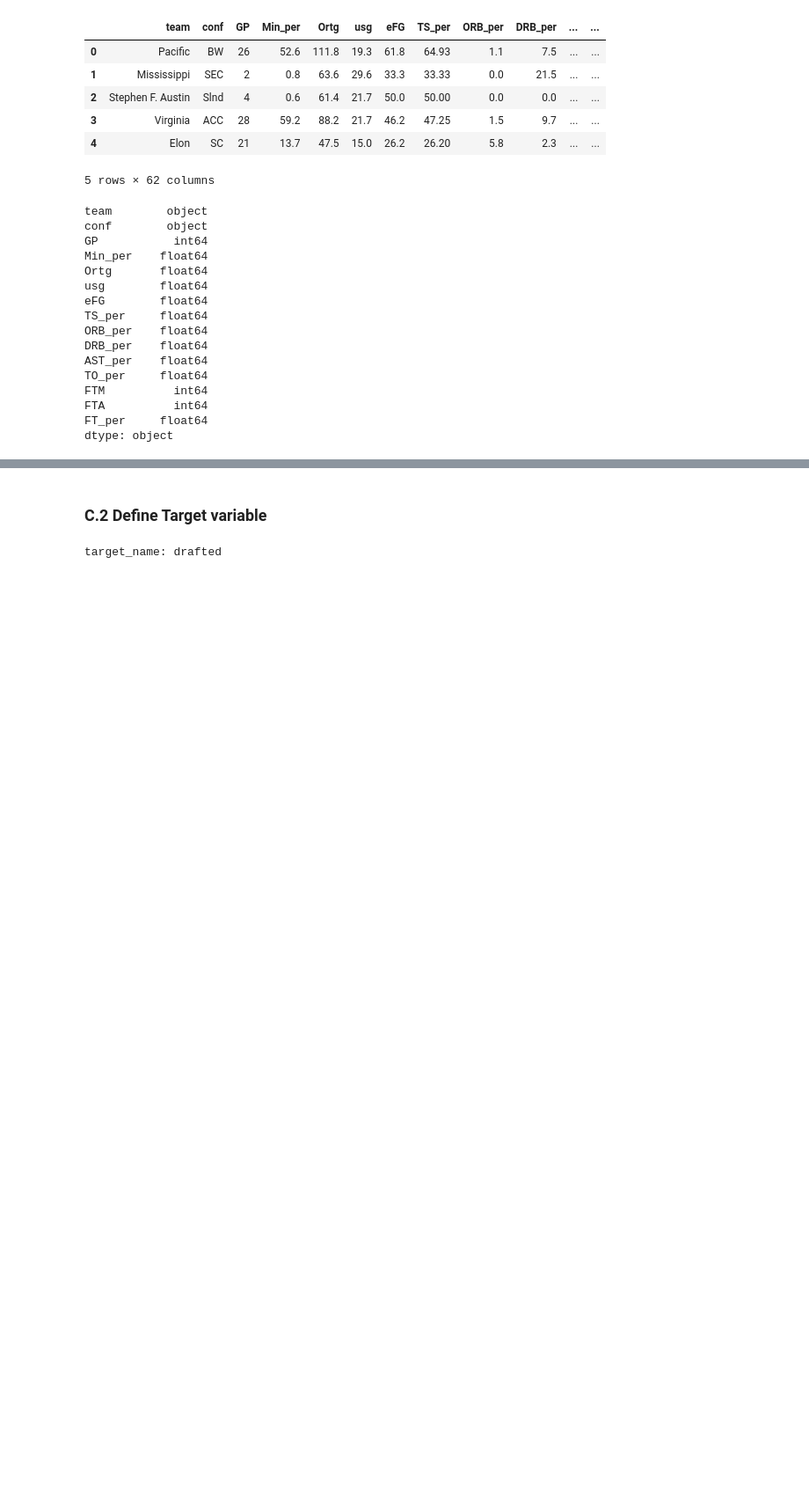
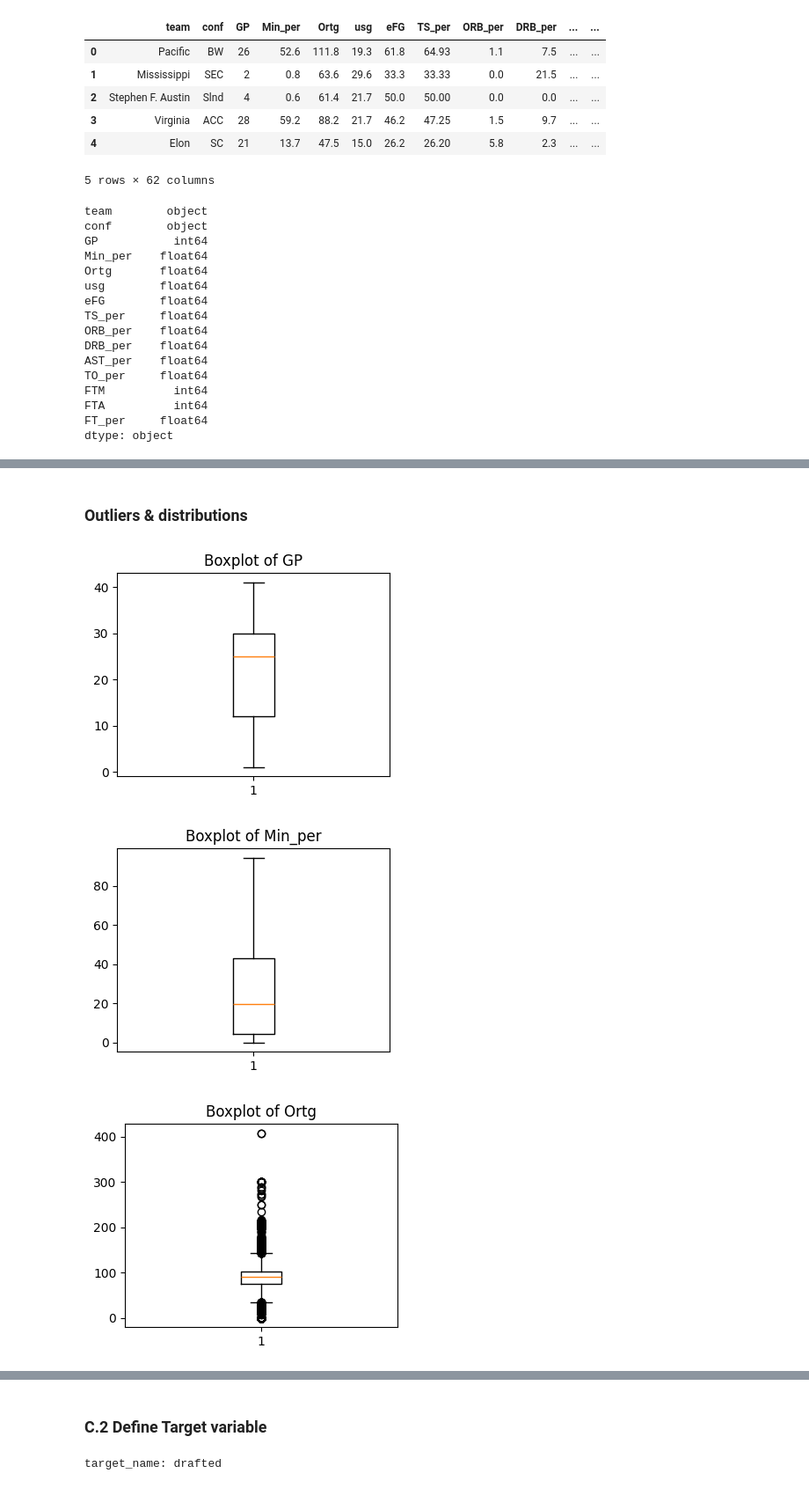
Before and after one commit to NaynaJahan/Performance-Analysis-in-NBA-Draft, a Jupyter notebook: notebooks/36120-25SP-AT1-12-25238736-experiment1.ipynb, the cells around one changed output, grey strips where cells are left out. Shown: that part at 88% size. Cells and saved outputs as stored; diff of their text form; code cells hidden in the pictures; blank space fills up the shorter version.

```diff
--- a/notebooks/36120-25SP-AT1-12-25238736-experiment1.ipynb
+++ b/notebooks/36120-25SP-AT1-12-25238736-experiment1.ipynb
@@ -274,0 +336,8 @@ dtype: object
+# %%
+display(df_train.describe().T)
+
+# Unique values for categorical columns
+cat_cols = df_train.select_dtypes(include=["object"]).columns.tolist()
+for c in cat_cols[:10]:  # show first 10 to avoid overload
+    print(f"\nColumn: {c}, Unique values: {df_train[c].nunique()}")
+    print(df_train[c].value_counts().head())
@@ -274,0 +379,14 @@ dtype: object
+# %% [markdown]
+### Outliers & distributions
+# %%
+num_cols = df_train.select_dtypes(include=[np.number]).columns.tolist()
+
+for c in num_cols[:5]:
+    plt.figure(figsize=(4,3))
+    plt.boxplot(df_train[c].dropna())
+    plt.title(f"Boxplot of {c}")
+    plt.show()
+# %% [output]
+[figure, added]
+[figure, added]
+[figure, added]
```
Also changed, not shown: parts of 7 cells of this notebook, 1 other file.
